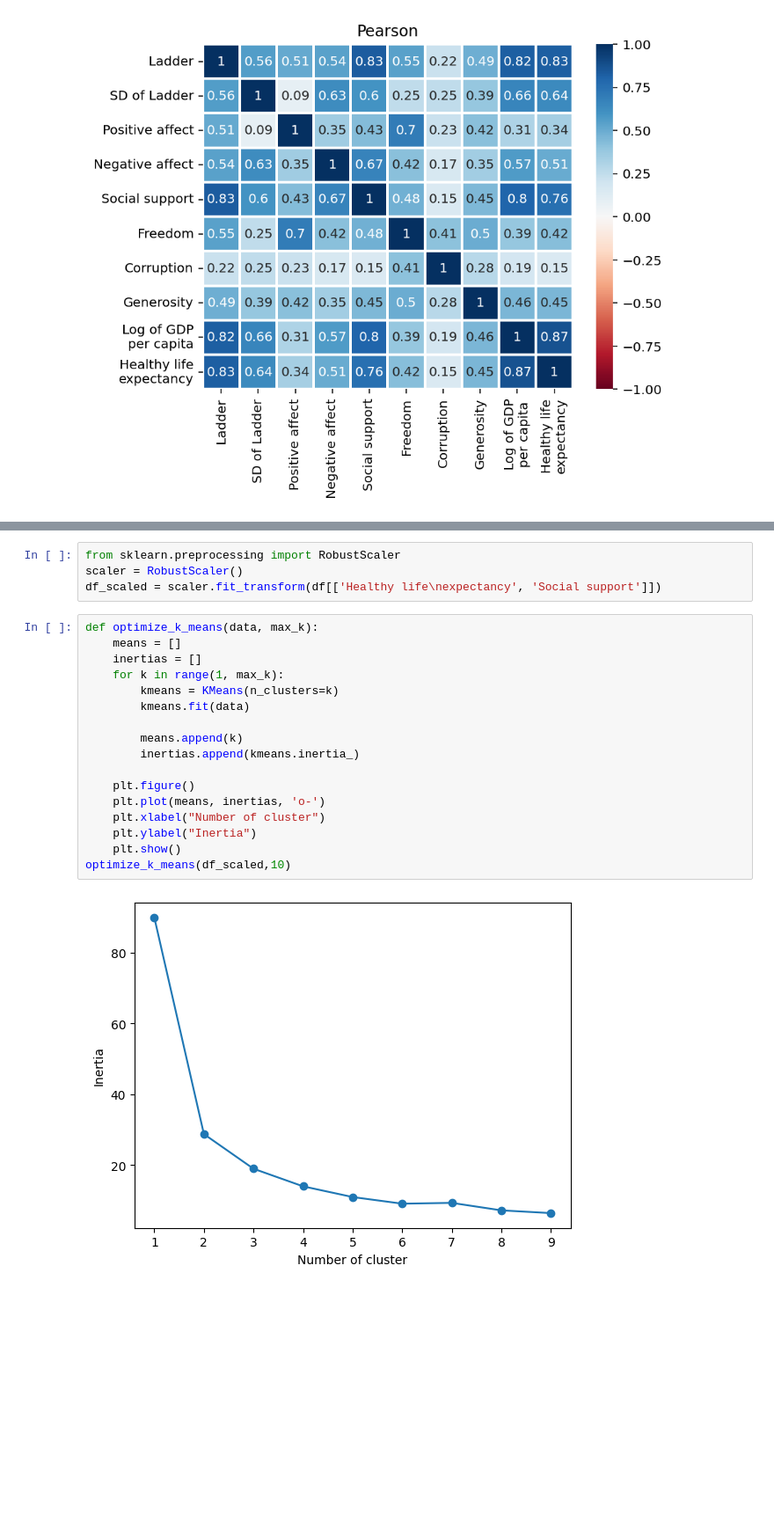
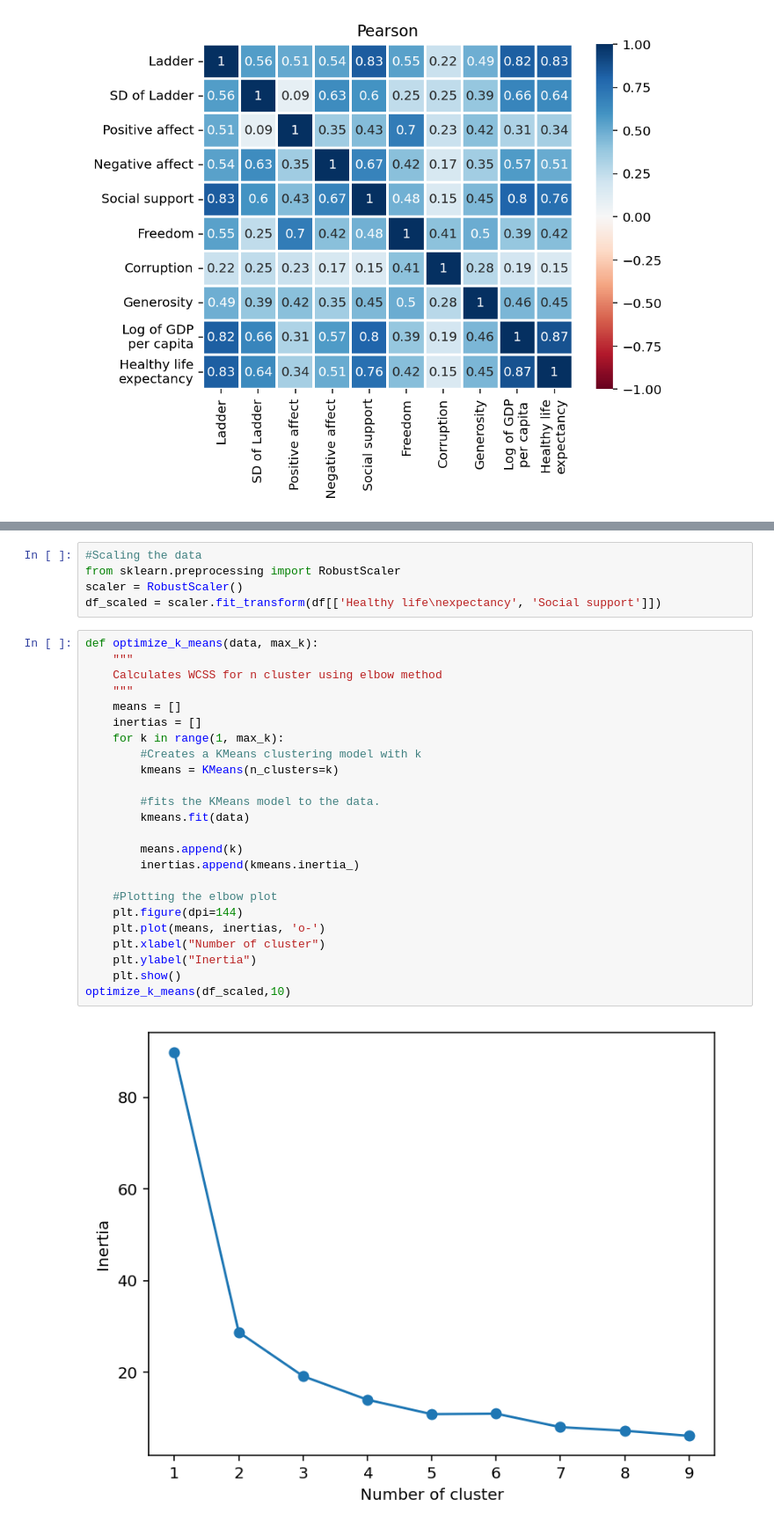
Before and after one commit to Anagha235/Clustering-and-Fitting, a Jupyter notebook: Clustering and Fitting.ipynb, the cells around one changed output, grey strips where cells are left out. Shown: that part at 88% size. Drawn from its saved outputs; the diff is of its cells as text; blank space fills up the shorter version.

```diff
--- a/Clustering and Fitting.ipynb
+++ b/Clustering and Fitting.ipynb
@@ -133,24 +143,32 @@ Relation_btw__gdp_and_healthylife_and_fitted_line()
 # %%
+#Scaling the data
 from sklearn.preprocessing import RobustScaler
 scaler = RobustScaler()
 df_scaled = scaler.fit_transform(df[['Healthy life\nexpectancy', 'Social support']])
 # %%
 def optimize_k_means(data, max_k):
+    """
+    Calculates WCSS for n cluster using elbow method
+    """
     means = []
     inertias = []
     for k in range(1, max_k):
+        #Creates a KMeans clustering model with k
         kmeans = KMeans(n_clusters=k)
+
+        #fits the KMeans model to the data.
         kmeans.fit(data)
 
         means.append(k)
         inertias.append(kmeans.inertia_)
 
-    plt.figure()
+    #Plotting the elbow plot
+    plt.figure(dpi=144)
     plt.plot(means, inertias, 'o-')
     plt.xlabel("Number of cluster")
     plt.ylabel("Inertia")
     plt.show()
 optimize_k_means(df_scaled,10)
 # %% [output]
-[figure, old version]
+[figure, new version]
 # %%
```
Also changed, not shown: parts of 9 cells of this notebook.
